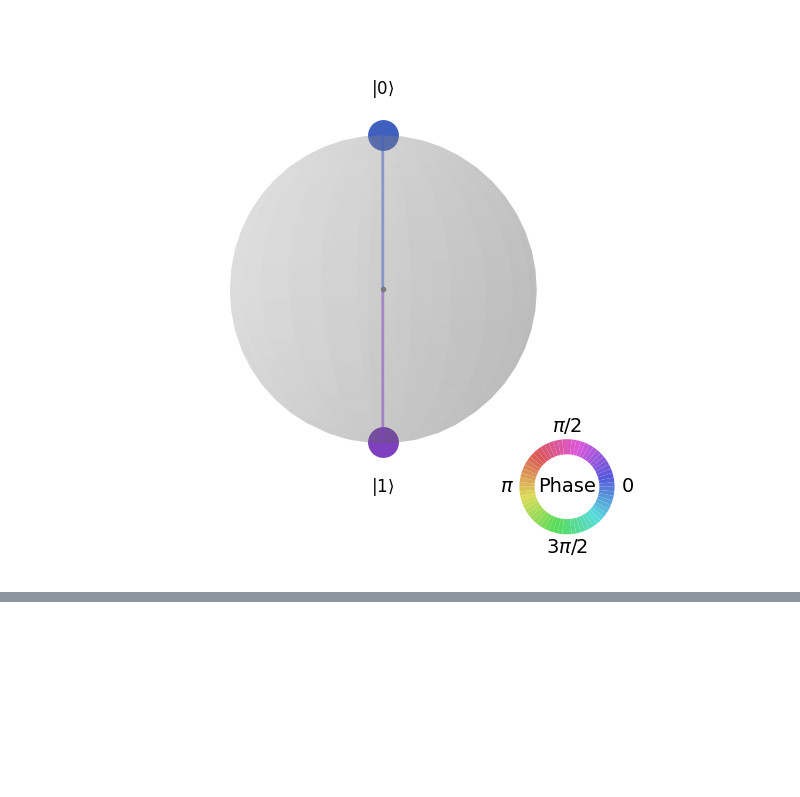
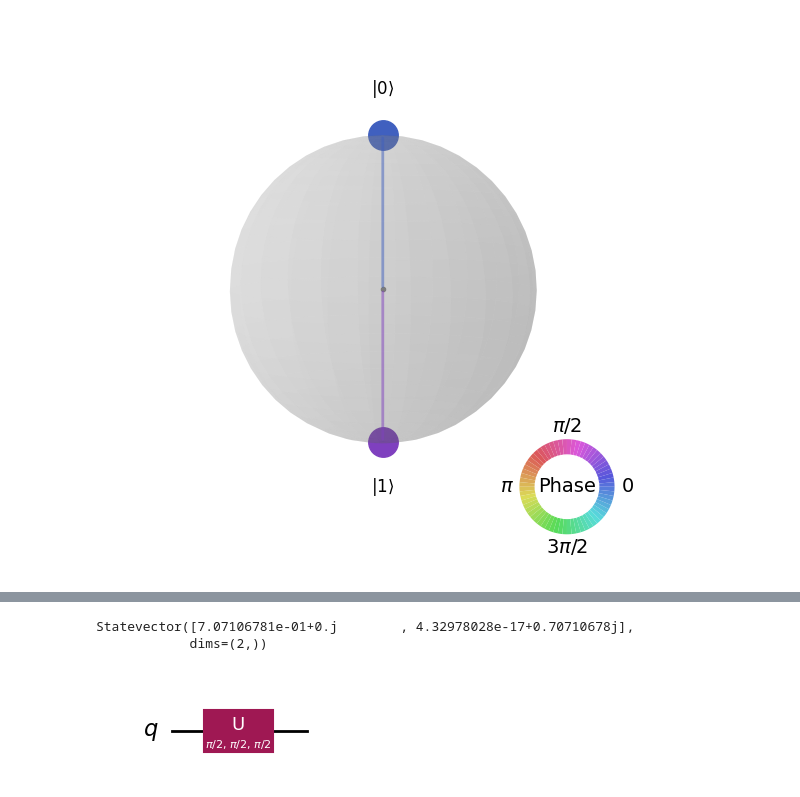
Before and after one commit to luisedseijas/Quantum_computing, a Jupyter notebook: Class_02/02_02.ipynb, the cells around one changed output, grey strips where cells are left out. Drawn from its saved outputs; the diff is of its cells as text; code cells hidden in the pictures; blank space fills up the shorter version.

```diff
--- a/Class_02/02_02.ipynb
+++ b/Class_02/02_02.ipynb
@@ -477,0 +613,17 @@ $$
+# %%
+# Puerta U3
+# Crea un circuito de 1 qubit
+qc = QuantumCircuit(1)
+# añade una compuerta U3 con los parámetros theta, phi y lambda donde todos son iguales a pi/2
+qc.u(pi/2, pi/2, pi/2, 0)
+
+result, img, qshere = execute_circuit_sv(qc)
+# %%
+result
+# %% [output]
+Statevector([7.07106781e-01+0.j        , 4.32978028e-17+0.70710678j],
+            dims=(2,))
+# %%
+img
+# %% [output]
+[figure, added]
```
Also changed, not shown: parts of 15 cells of this notebook.
